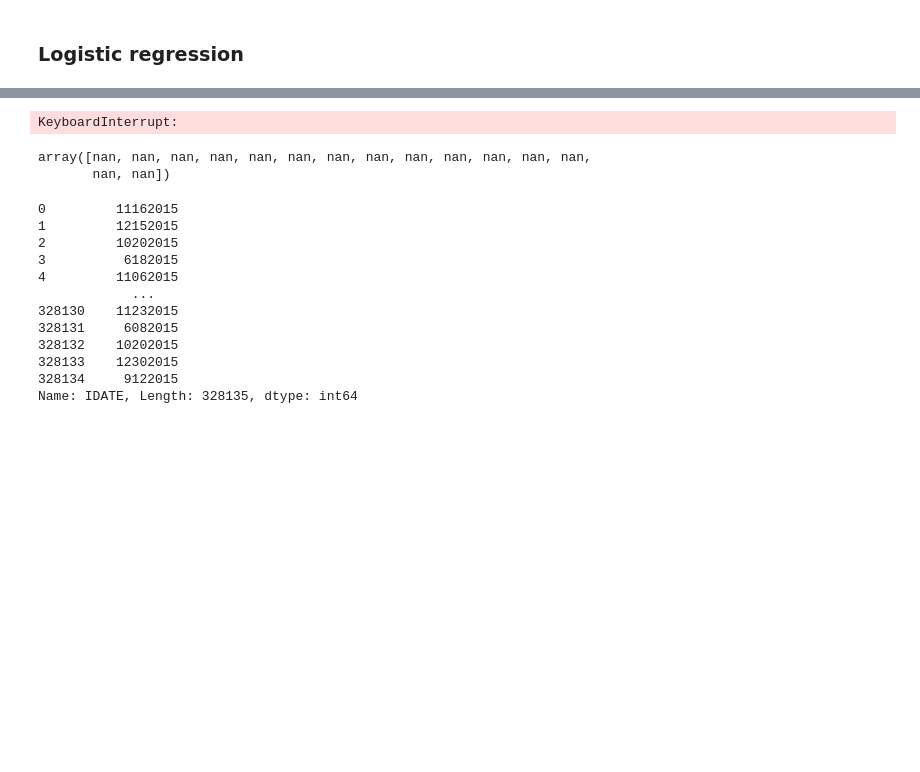
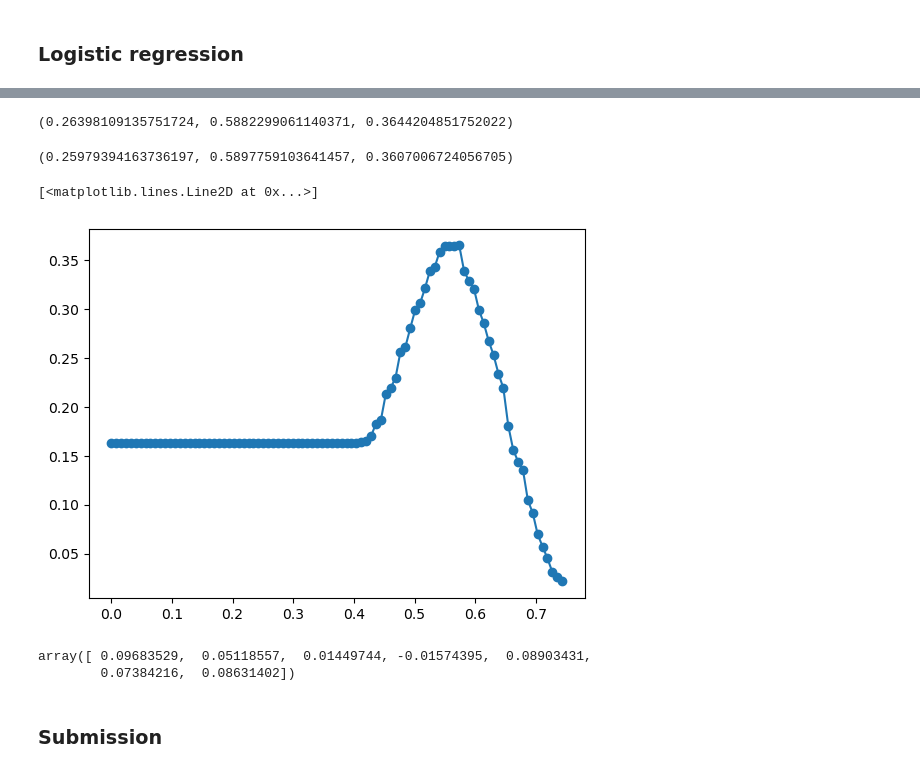
Before and after one commit to epfml/ml-project-1-whai, a Jupyter notebook: seeing_data.ipynb, the cells around one changed output, grey strips where cells are left out. Drawn from its saved outputs; the diff is of its cells as text; code cells hidden in the pictures; blank space fills up the shorter version.

```diff
--- a/seeing_data.ipynb
+++ b/seeing_data.ipynb
@@ -258,0 +289,10 @@ array([ 2.45154877e-05,  3.92414982e-02, -2.24354994e-03,  2.14547899e-03,
+# %%
+def compute_scores(x,w,y,threshold=None,apply_sigmoid=False):
+    y_pred=make_predictions(x,w,threshold,apply_sigmoid)
+    TP=np.sum(np.logical_and(y_pred==1,y==1))
+    FP=np.sum(np.logical_and(y_pred==1,y==0))
+    FN=np.sum(np.logical_and(y_pred==0,y==1))
+    precision=TP/(TP+FP)
+    recall=TP/(TP+FN)
+    f1=2*precision*recall/(precision+recall)
+    return precision,recall,f1
@@ -267,5 +321,0 @@ RMSE val loss : 0.2809111800709291
-# %%
-k=np.random.randint(0,50000)
-print(k)
-print(x_tra[k,top15].dot(w_ridge.T))
-print(y_tra[k])
@@ -294,24 +347,27 @@ np.zeros((15,1)).shape
+# %%
+x_tra_scaled=(x_tra-np.mean(x_tra,axis=0)[None,:])/np.std(x_tra,axis=0)
+x_val_scaled=(x_val-np.mean(x_tra,axis=0)[None,:])/np.std(x_tra,axis=0)
 # %%
-w_opt,loss=logistic_regression(y_tra,x_tra[:,top15],initial_w=np.zeros((15,1)),max_iters=5,gamma=0.0002)
+w_opt,loss=logistic_regression(y_tra,x_tra_scaled,initial_w=np.zeros((x_tra.shape[1],1)),max_iters=10,gamma=0.2,gd=True)
-# %% [output]
-KeyboardInterrupt:
-# %%
-loss
-# %% [output]
-array([nan, nan, nan, nan, nan, nan, nan, nan, nan, nan, nan, nan, nan,
-       nan, nan])
-# %%
-x_tr["IDATE"]
-# %% [output]
-0         11162015
-1         12152015
-2         10202015
-3          6182015
-4         11062015
-            ...
-328130    11232015
-328131     6082015
-328132    10202015
-328133    12302015
-328134     9122015
-Name: IDATE, Length: 328135, dtype: int64
+# %%
+compute_scores(x_tra_scaled,w_opt.ravel(),y_tra,threshold=0.55,apply_sigmoid=True)
+# %% [output]
+(0.26398109135751724, 0.5882299061140371, 0.3644204851752022)
+# %%
+compute_scores(x_val_scaled,w_opt.ravel(),y_val,threshold=0.55,apply_sigmoid=True)
+# %% [output]
+(0.25979394163736197, 0.5897759103641457, 0.3607006724056705)
+# %%
+thresh_l=np.linspace(0,0.8,100)
+scores=[compute_scores(x_tra_scaled,w_opt.ravel(),y_tra,threshold=k,apply_sigmoid=True)[-1] for k in thresh_l]
+plt.plot(thresh_l,scores,marker="o")
+# %% [output]
+[<matplotlib.lines.Line2D at 0x...>]
+[figure, added]
+# %%
+w_opt.ravel()
+# %% [output]
+array([ 0.09683529,  0.05118557,  0.01449744, -0.01574395,  0.08903431,
+        0.07384216,  0.08631402])
+# %% [markdown]
+### Submission
```
Also changed, not shown: parts of 35 cells of this notebook.
